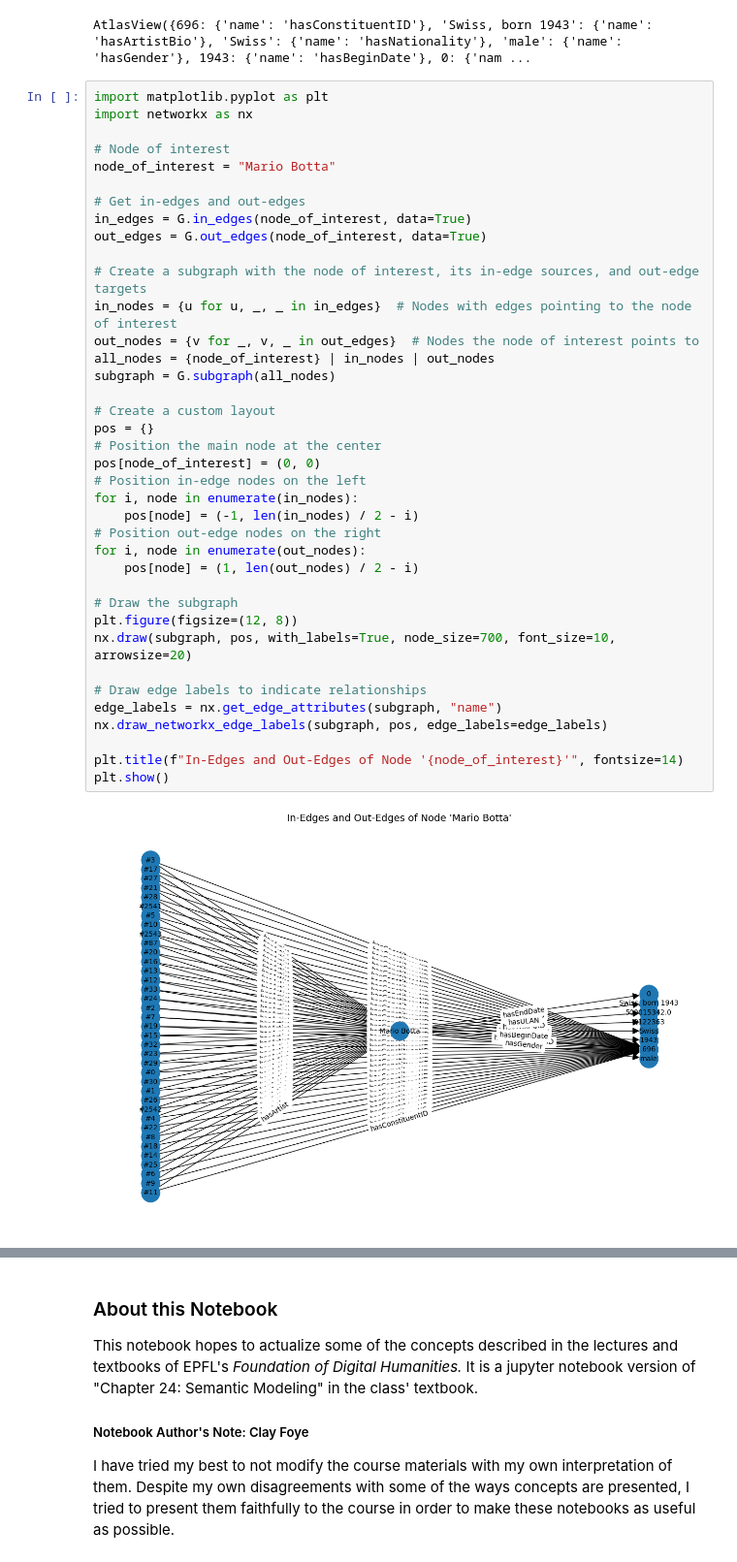
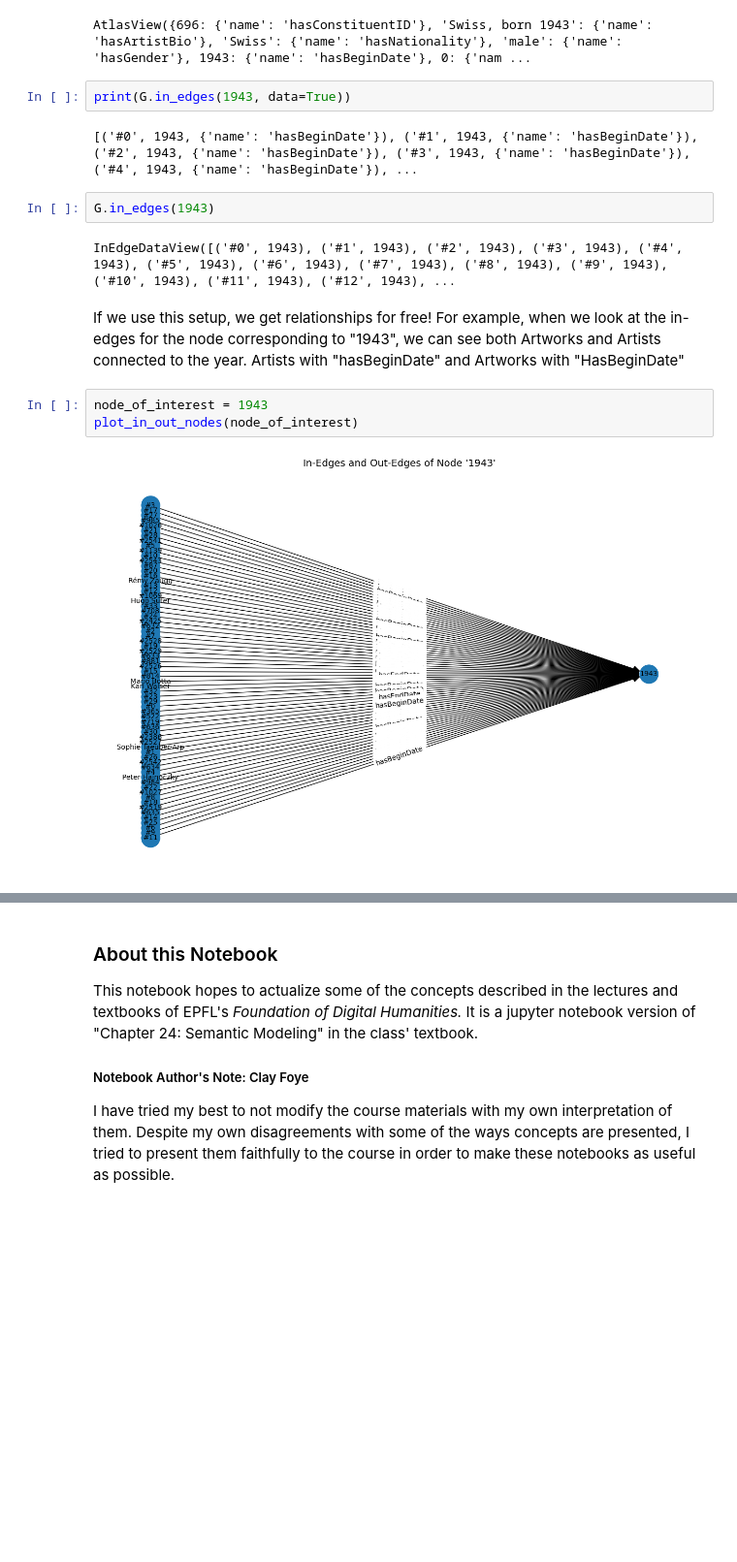
Before and after one commit to ccpfoye/FDH_Notebooks, a Jupyter notebook: Notebooks/Part 3: Knowledge/SemanticModeling.ipynb, the cells around one changed output, grey strips where cells are left out. Shown at 97% size. Drawn from its saved outputs; the diff is of its cells as text; blank space fills up the shorter version.

```diff
--- a/Notebooks/Part 3: Knowledge/SemanticModeling.ipynb
+++ b/Notebooks/Part 3: Knowledge/SemanticModeling.ipynb
@@ -171,44 +233,19 @@ Let's look at the first "Artwork" object / row in the dataframe.
 G['Mario Botta']
 # %% [output]
 AtlasView({696: {'name': 'hasConstituentID'}, 'Swiss, born 1943': {'name': 'hasArtistBio'}, 'Swiss': {'name': 'hasNationality'}, 'male': {'name': 'hasGender'}, 1943: {'name': 'hasBeginDate'}, 0: {'nam ...
-# %%
-import matplotlib.pyplot as plt
-import networkx as nx
-
-# Node of interest
-node_of_interest = "Mario Botta"
-
-# Get in-edges and out-edges
-in_edges = G.in_edges(node_of_interest, data=True)
-out_edges = G.out_edges(node_of_interest, data=True)
-
-# Create a subgraph with the node of interest, its in-edge sources, and out-edge targets
-in_nodes = {u for u, _, _ in in_edges}  # Nodes with edges pointing to the node of interest
-out_nodes = {v for _, v, _ in out_edges}  # Nodes the node of interest points to
-all_nodes = {node_of_interest} | in_nodes | out_nodes
-subgraph = G.subgraph(all_nodes)
-
-# Create a custom layout
-pos = {}
-# Position the main node at the center
-pos[node_of_interest] = (0, 0)
-# Position in-edge nodes on the left
-for i, node in enumerate(in_nodes):
-    pos[node] = (-1, len(in_nodes) / 2 - i)
-# Position out-edge nodes on the right
-for i, node in enumerate(out_nodes):
-    pos[node] = (1, len(out_nodes) / 2 - i)
-
-# Draw the subgraph
-plt.figure(figsize=(12, 8))
-nx.draw(subgraph, pos, with_labels=True, node_size=700, font_size=10, arrowsize=20)
-
-# Draw edge labels to indicate relationships
-edge_labels = nx.get_edge_attributes(subgraph, "name")
-nx.draw_networkx_edge_labels(subgraph, pos, edge_labels=edge_labels)
-
-plt.title(f"In-Edges and Out-Edges of Node '{node_of_interest}'", fontsize=14)
-plt.show()
-# %% [output]
-[figure, removed]
+# %%
+print(G.in_edges(1943, data=True))
+# %% [output]
+[('#0', 1943, {'name': 'hasBeginDate'}), ('#1', 1943, {'name': 'hasBeginDate'}), ('#2', 1943, {'name': 'hasBeginDate'}), ('#3', 1943, {'name': 'hasBeginDate'}), ('#4', 1943, {'name': 'hasBeginDate'}), ...
+# %%
+G.in_edges(1943)
+# %% [output]
+InEdgeDataView([('#0', 1943), ('#1', 1943), ('#2', 1943), ('#3', 1943), ('#4', 1943), ('#5', 1943), ('#6', 1943), ('#7', 1943), ('#8', 1943), ('#9', 1943), ('#10', 1943), ('#11', 1943), ('#12', 1943), ...
+# %% [markdown]
+If we use this setup, we get relationships for free! For example, when we look at the in-edges for the node corresponding to "1943", we can see both Artworks and Artists connected to the year. Artists with "hasBeginDate" and Artworks with "HasBeginDate"
+# %%
+node_of_interest = 1943
+plot_in_out_nodes(node_of_interest)
+# %% [output]
+[figure, added]
 # %% [markdown]
```
Also changed, not shown: parts of 10 cells of this notebook.
